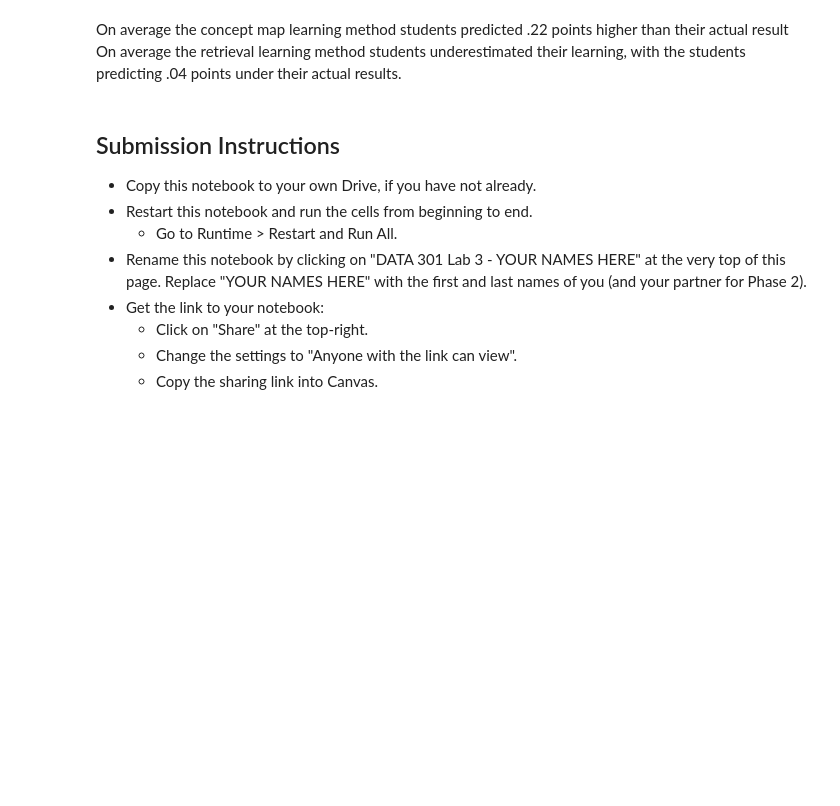
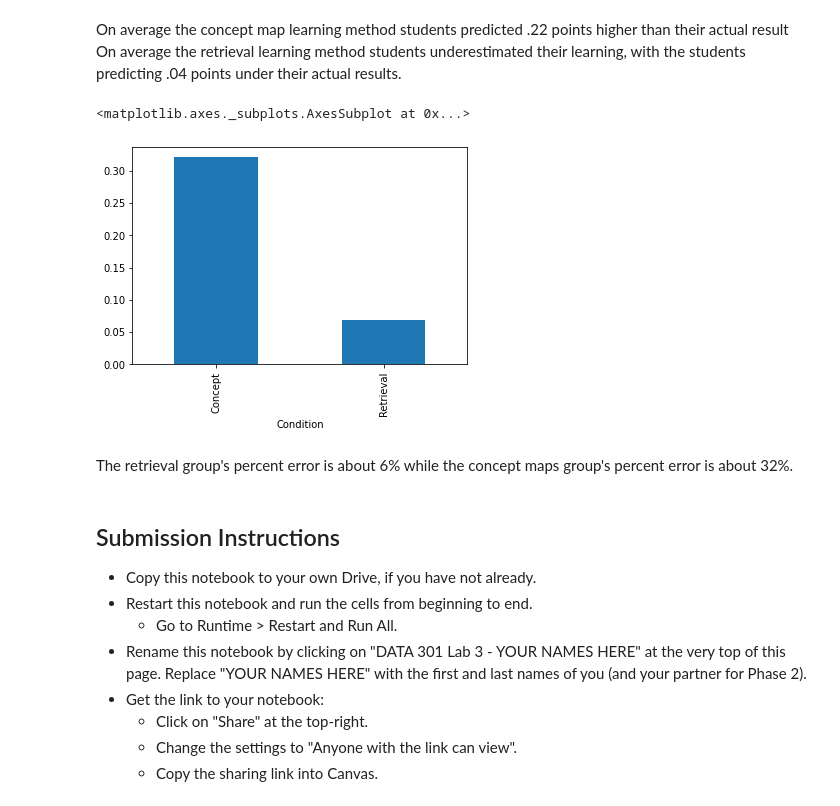
Before and after one commit to Cal-Poly-Data-301/lab-3-phase-2-jmurillo07, a Jupyter notebook: Copy_of_DATA_301_Lab_3_Julian_Murillo,_Michael_Greene,_Eugenia_Morales.ipynb, the cells around one changed output. Saved outputs shown, nothing was run; the diff lists cells and outputs as text; code cells hidden in the pictures; blank space fills up the shorter version.

```diff
--- a/Copy_of_DATA_301_Lab_3_Julian_Murillo,_Michael_Greene,_Eugenia_Morales.ipynb
+++ b/Copy_of_DATA_301_Lab_3_Julian_Murillo,_Michael_Greene,_Eugenia_Morales.ipynb
@@ -86,6 +86,13 @@ df_retrieval["Diff Pred"].mean() # -.04
 # %% [markdown]
 On average the concept map learning method students predicted .22 points higher than their actual result
 On average the retrieval learning method students underestimated their learning, with the students predicting .04 points under their actual results.
+# %%
+((df_kb.groupby("Condition").mean()["PR.2"] - df_kb.groupby("Condition").mean()["TS.avg"]) / df_kb.groupby("Condition").mean()["PR.2"]).abs().plot.bar()
+# %% [output]
+<matplotlib.axes._subplots.AxesSubplot at 0x...>
+[figure, added]
+# %% [markdown]
+The retrieval group's percent error is about 6% while the concept maps group's percent error is about 32%.
 # %% [markdown]
 ## Submission Instructions
 
```
